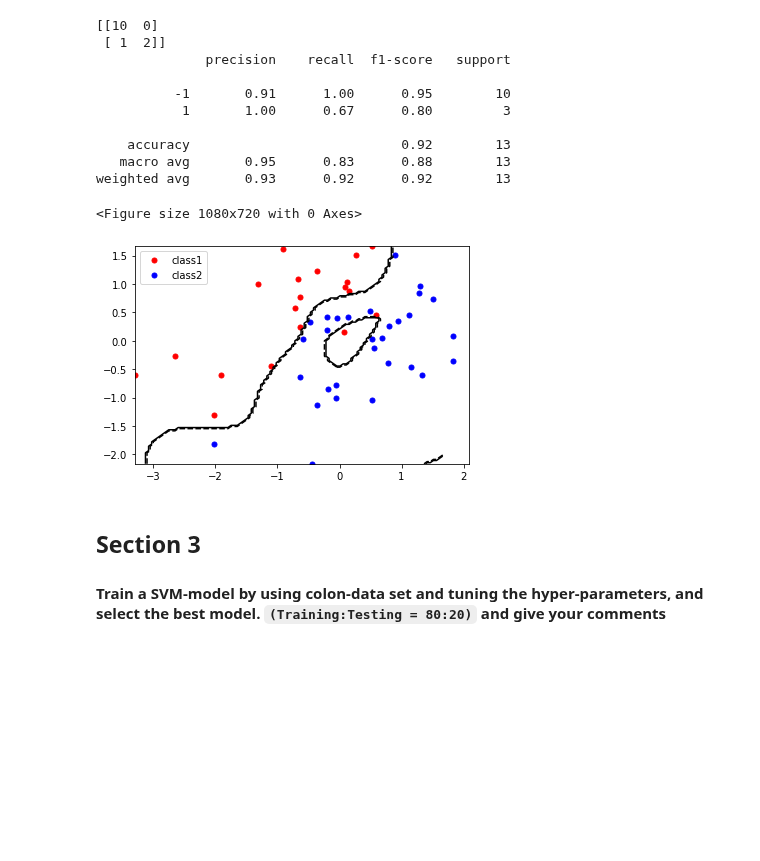
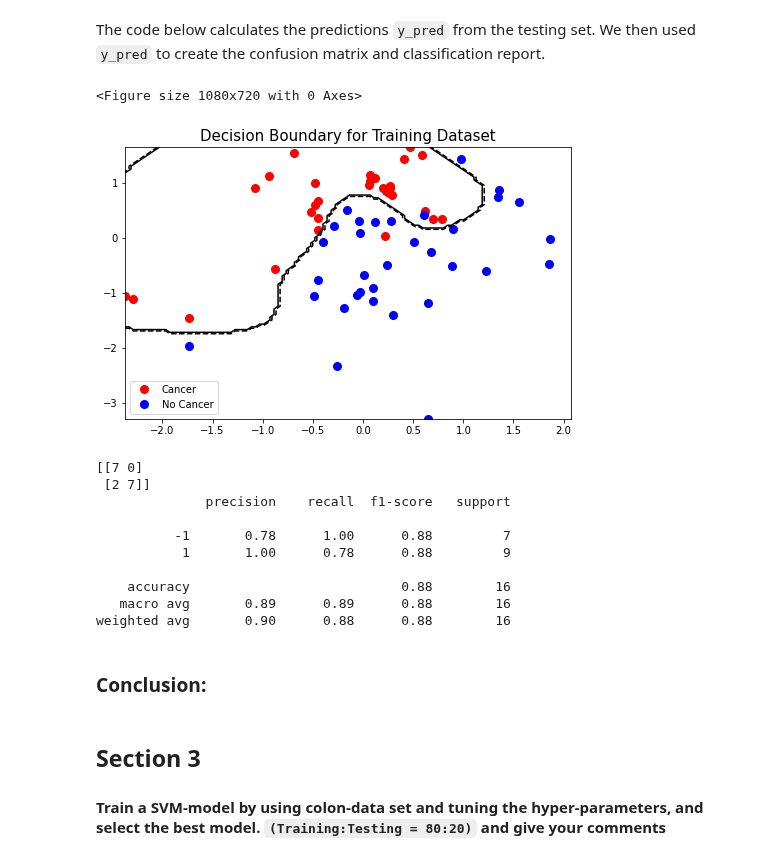
Before and after one commit to rrwabina/RADI608, a Jupyter notebook: Python Lectures/04 SVM/scripts/assignment.ipynb, the cells around one changed output. Cells and saved outputs as stored; diff of their text form; code cells hidden in the pictures; blank space fills up the shorter version.

```diff
--- a/Python Lectures/04 SVM/scripts/assignment.ipynb
+++ b/Python Lectures/04 SVM/scripts/assignment.ipynb
@@ -59,21 +96,39 @@ Best parameters set found on development set:
+# %% [markdown]
+The code below calculates the predictions <code>y_pred</code> from the testing set. We then used <code>y_pred</code> to create the confusion matrix and classification report.
+# %%
+random.seed(413)
+svclassifier = SVC(kernel = 'rbf', C = 50, gamma = 1)
+svclassifier.fit(X_train, y_train)
+
+def visualize_boundary(X, y, model, title):
+    plt.figure(figsize = (15, 10))
+    plot_data(X, y)
+    X_21, X_22 = np.meshgrid(np.linspace(X[:,0].min(), X[:,1].max(), num = 100),
+                             np.linspace(X[:,1].min(), X[:,1].max(), num = 100))
+    plt.contour(X_21, X_22, model.predict(np.array([X_21.ravel(),X_22.ravel()]).T).reshape(X_21.shape), 1, colors = 'k')
+    plt.title(title, size = 15)
+    plt.legend(loc = 'lower left')
+    plt.show()
+
+random.seed(413)
+visualize_boundary(X_train, y_train, svclassifier,
+                            title = 'Decision Boundary for Training Dataset')
+# %% [output]
+<Figure size 1080x720 with 0 Axes>
+[figure, added]
 # %%
-random.seed(413)
-svclassifier = SVC(kernel = 'rbf', C = 100, gamma = 1)
-svclassifier.fit(X_train, y_train)
-
-random.seed(413)
 y_pred = svclassifier.predict(X_test)
 
 print(confusion_matrix(y_test, y_pred))
 print(classification_report(y_test, y_pred))
 # %% [output]
-[[10  0]
- [ 1  2]]
+[[7 0]
+ [2 7]]
               precision    recall  f1-score   support
 
-          -1       0.91      1.00      0.95        10
-           1       1.00      0.67      0.80         3
+          -1       0.78      1.00      0.88         7
+           1       1.00      0.78      0.88         9
 
-    accuracy                           0.92        13
-   macro avg       0.95      0.83      0.88        13
-weighted avg       0.93      0.92      0.92        13
+    accuracy                           0.88        16
+   macro avg       0.89      0.89      0.88        16
+weighted avg       0.90      0.88      0.88        16
@@ -89,13 +135,5 @@ def visualize_boundary(X, y, model):
-# %%
-random.seed(413)
-svclassifier = SVC(kernel = 'rbf', C = 1000, gamma = 1)
-svclassifier.fit(X_train, y_train)
-visualize_boundary(X_train, y_train, svclassifier)
-
-y_pred = svclassifier.predict(X_test)
-# %% [output]
-<Figure size 1080x720 with 0 Axes>
-[figure, removed]
+# %% [markdown]
+### Conclusion:
 # %% [markdown]
 ## Section 3
 #### Train a SVM-model by using colon-data set and tuning the hyper-parameters, and select the best model. <code>(Training:Testing = 80:20)</code> and give your comments
```
Also changed, not shown: parts of 19 cells of this notebook.
